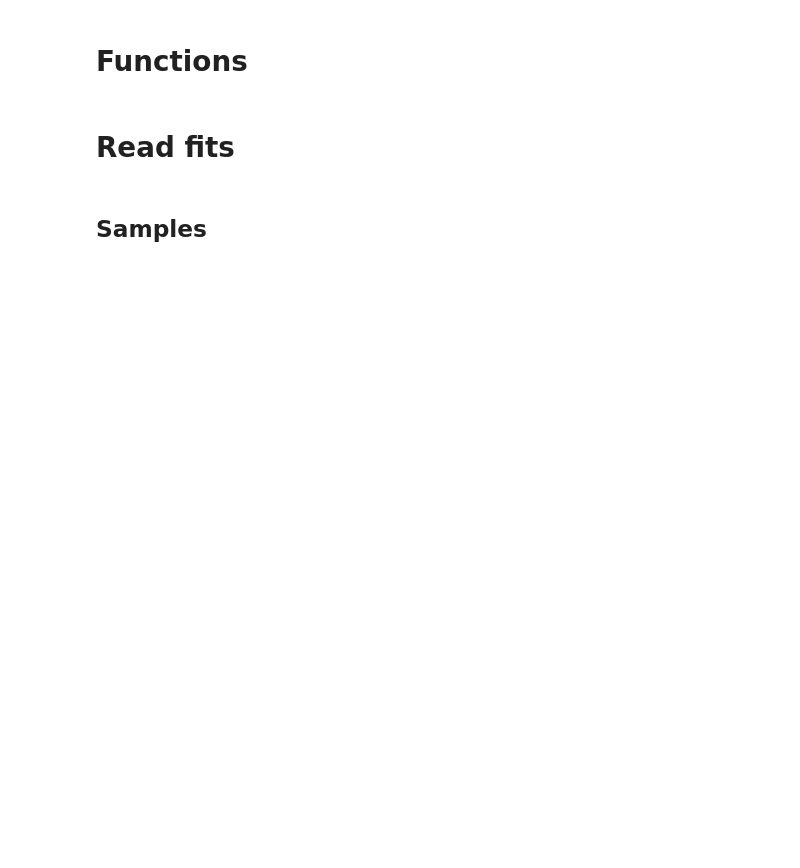
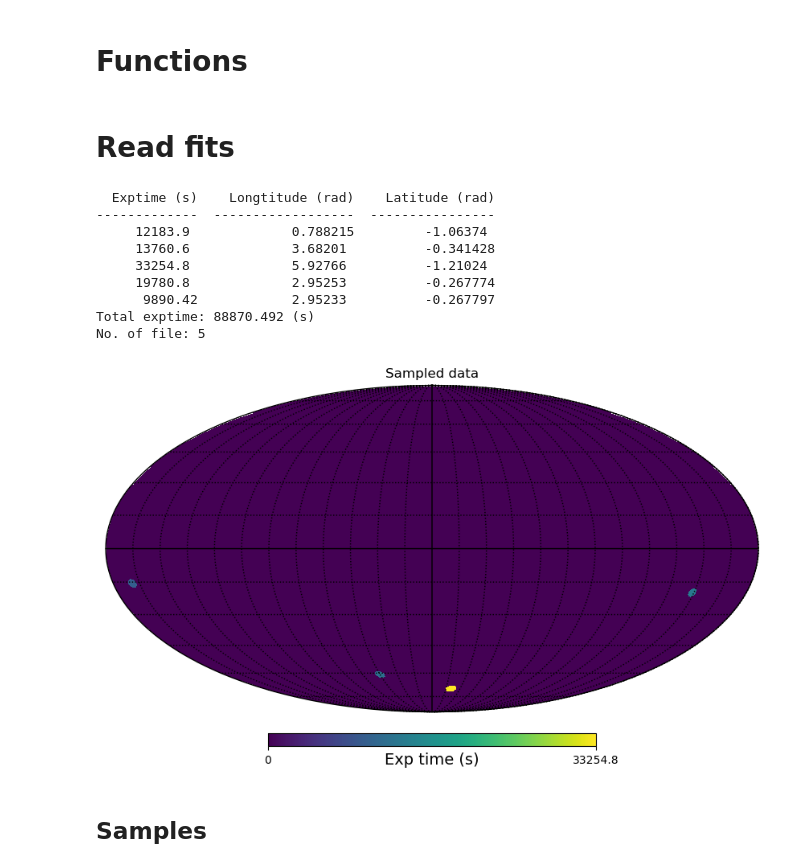
Before and after one commit to Timwong313/axionJWST_2024, a Jupyter notebook: MRS_analysis/code/stackSpec.ipynb, the cells around one changed output. Cells and saved outputs as stored; diff of their text form; code cells hidden in the pictures; blank space fills up the shorter version.

Commit message:
fix+feat: Add skymap,defringe and trunction in stackSpec. defringe not working. Finish plotResult and MRS py scripts

```diff
--- a/MRS_analysis/code/stackSpec.ipynb
+++ b/MRS_analysis/code/stackSpec.ipynb
@@ -18,3 +18,7 @@ ImportError: cannot import name 'trapz' from 'scipy.integrate' (/Users/timwong/o
+# %%
+t1 = 5  #truncation wvl 1
+t2 = 27.8  #truncation wvl 2
+#outDir = '../analysis_data/+'axionJWST'+str(t1)+'_'+str(t2)
 # %% [markdown]
 # Functions
 # %%
@@ -322,7 +404,18 @@ def linReg(xarr,yarr):
 # Read fits
 # %%
 #Read data:
-Ch1Arr, Ch2Arr, Ch3Arr, Ch4Arr, exptArr, longArr, latArr = readFitsDir("raw_data/MRS_all_data",skymap=True)
+Ch1Arr, Ch2Arr, Ch3Arr, Ch4Arr, exptArr, longArr, latArr = readFitsDir("../raw_data/MRS_goodTest",skymap=True,defr=False)
+# %% [output]
+  Exptime (s)    Longtitude (rad)    Latitude (rad)
+-------------  ------------------  ----------------
+     12183.9             0.788215         -1.06374
+     13760.6             3.68201          -0.341428
+     33254.8             5.92766          -1.21024
+     19780.8             2.95253          -0.267774
+      9890.42            2.95233          -0.267797
+Total exptime: 88870.492 (s)
+No. of file: 5
+[figure, added]
 # %% [markdown]
 ## Samples
 # %%
```
Also changed, not shown: parts of 10 cells of this notebook, 4 other files.
